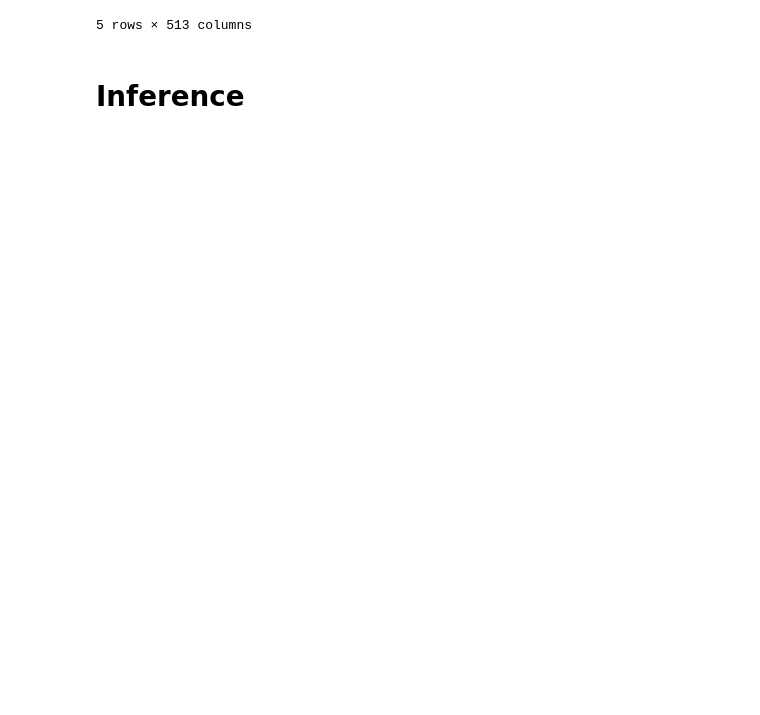
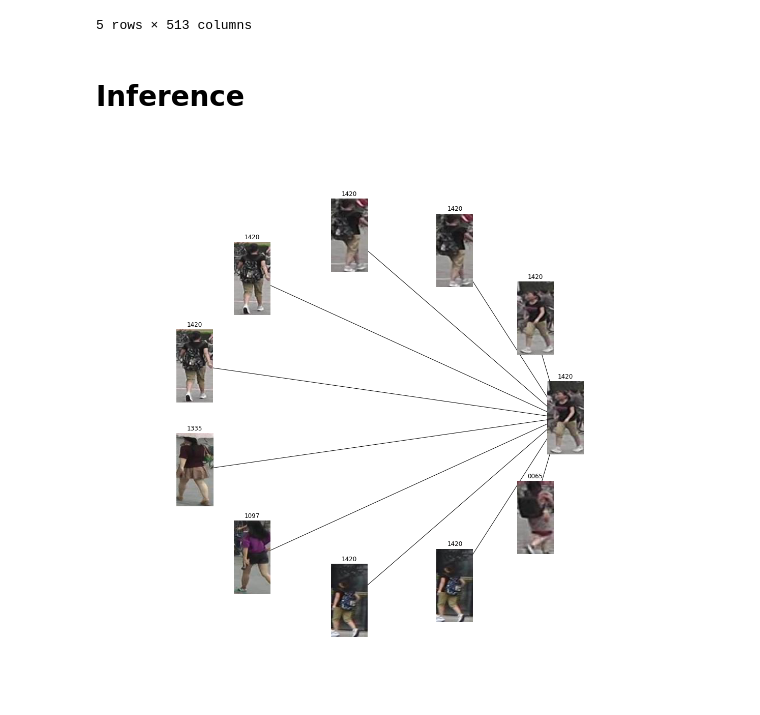
Before and after one commit to makkimaki/siamese-network-coursera-tutorial, a Jupyter notebook: Deep_Learning_with_PyTorch_Siamese_Network.ipynb, the cells around one changed output. Cells and saved outputs as stored; diff of their text form; code cells hidden in the pictures; blank space fills up the shorter version.

```diff
--- a/Deep_Learning_with_PyTorch_Siamese_Network.ipynb
+++ b/Deep_Learning_with_PyTorch_Siamese_Network.ipynb
@@ -312,4 +328,32 @@ df_enc.head()
+# %%
+idx = 0
+img_name = df_enc["Anchor"].iloc[idx]
+img_path = DATA_DIR + img_name
+
+img = io.imread(img_path)
+img = torch.from_numpy(img).permute(2, 0, 1) / 255.0
+
+model.eval()
+with torch.no_grad():
+    img = img.to(DEVICE)
+    img_enc = model(img.unsqueeze(0))
+    img_enc = img_enc.detach().cpu().numpy()
+# %%
+anc_enc_arr = df_enc.iloc[:, 1:].to_numpy()
+anc_img_names = df_enc["Anchor"]
+# %%
+# calculate the distance of each image
+# e.g.) 0-1, 0-2, 0-3, ...
+distance = []
+
+for i in range(anc_enc_arr.shape[0]):
+    dist = euclidean_dist(img_enc, anc_enc_arr[i: i+1, :])
+    distance = np.append(distance, dist)
+# %%
+closest_idx = np.argsort(distance)
 # %%
 from utils import plot_closest_imgs
 
-plot_closest_imgs(anc_img_names, DATA_DIR, img, img_path, closest_idx, distance, no_of_closest = 5);
+plot_closest_imgs(anc_img_names, DATA_DIR, img, img_path, closest_idx, distance, no_of_closest = 10);
+# %% [output]
+[figure, added]
```
Also changed, not shown: parts of 1 cell of this notebook.
